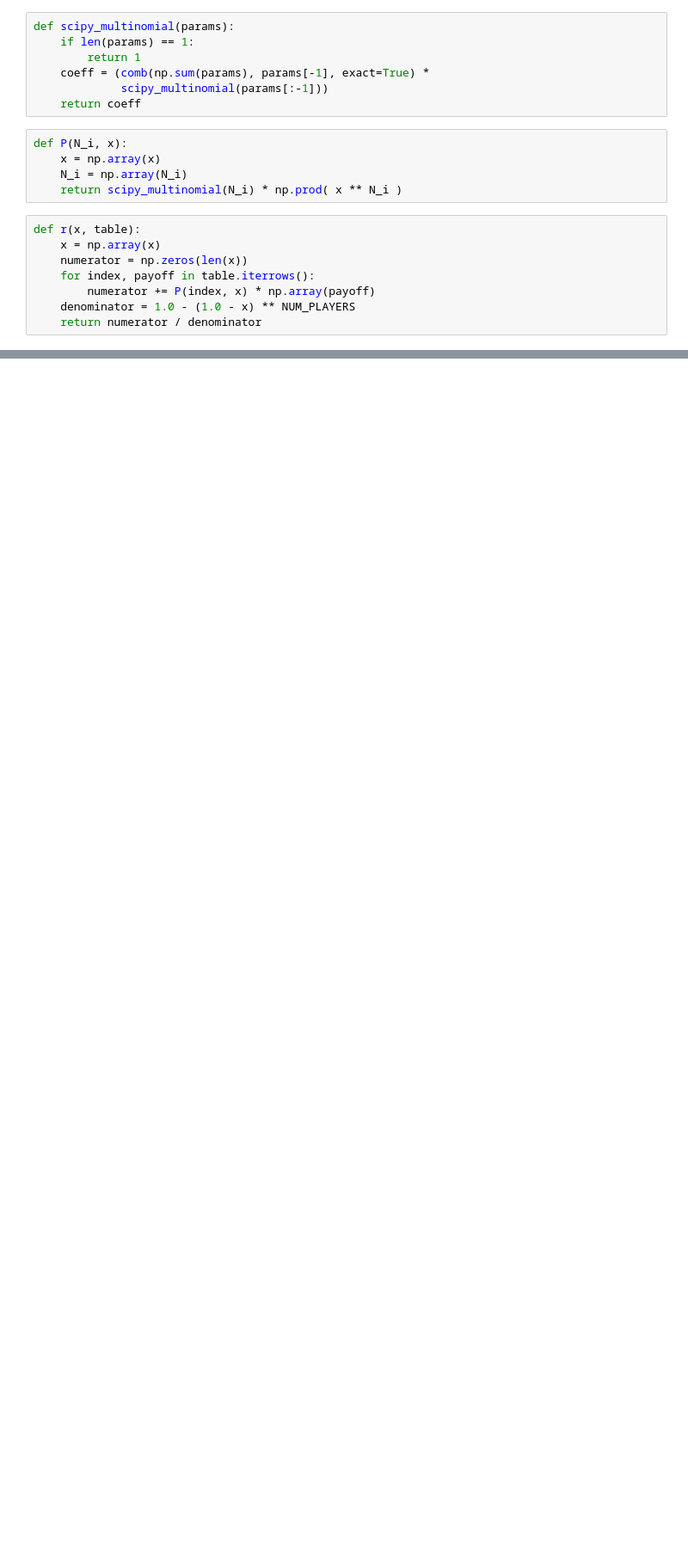
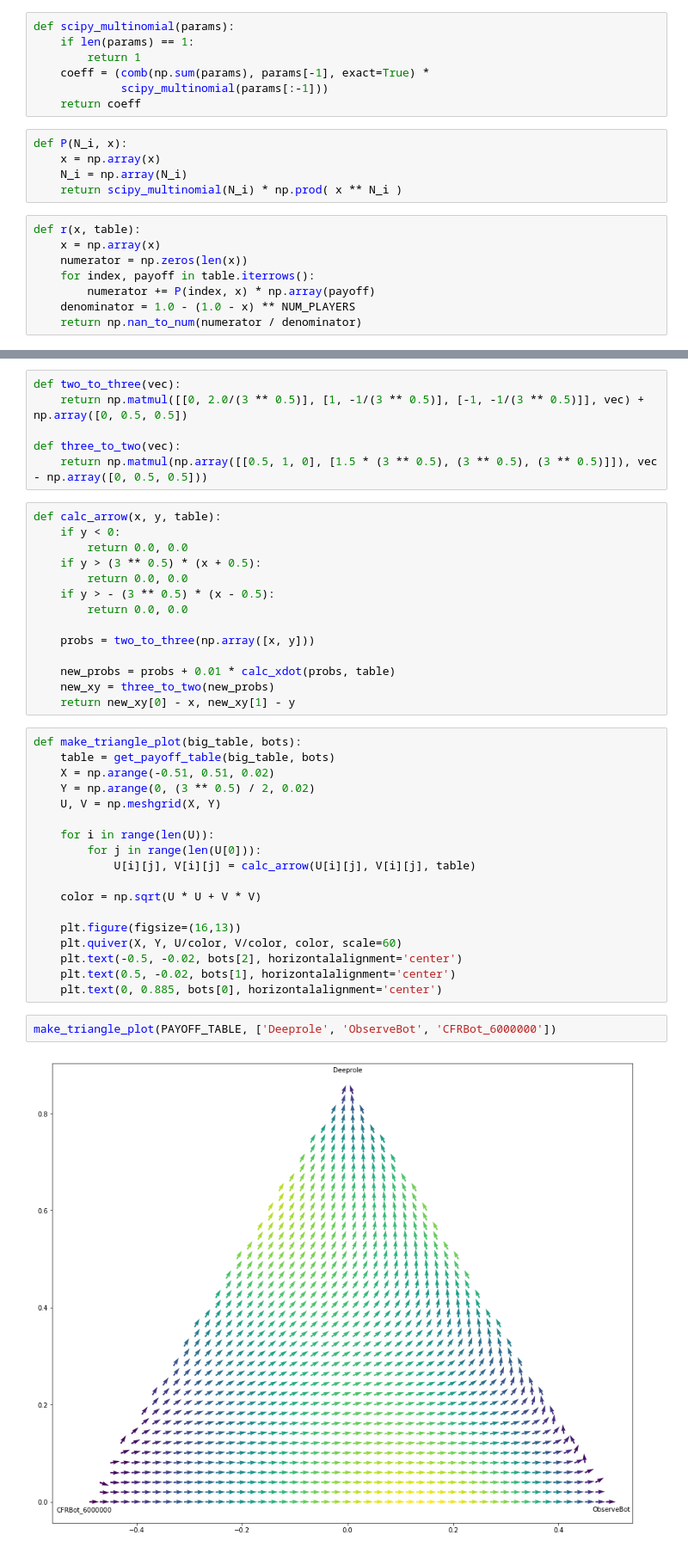
Before and after one commit to Detry322/avalon-bot, a Jupyter notebook: battlefield/Nash Insights.ipynb, the cells around one changed output, grey strips where cells are left out. Shown at 86% size. Cells and saved outputs as stored; diff of their text form; blank space fills up the shorter version.

```diff
--- a/battlefield/Nash Insights.ipynb
+++ b/battlefield/Nash Insights.ipynb
@@ -129,4 +154,4 @@ def r(x, table):
     for index, payoff in table.iterrows():
         numerator += P(index, x) * np.array(payoff)
     denominator = 1.0 - (1.0 - x) ** NUM_PLAYERS
-    return numerator / denominator
+    return np.nan_to_num(numerator / denominator)
@@ -165,0 +193,42 @@ find_nash(DEEPROLE_PAYOFFS['MOISMCTSBot'], 2)
+# %%
+def two_to_three(vec):
+    return np.matmul([[0, 2.0/(3 ** 0.5)], [1, -1/(3 ** 0.5)], [-1, -1/(3 ** 0.5)]], vec) + np.array([0, 0.5, 0.5])
+
+def three_to_two(vec):
+    return np.matmul(np.array([[0.5, 1, 0], [1.5 * (3 ** 0.5), (3 ** 0.5), (3 ** 0.5)]]), vec - np.array([0, 0.5, 0.5]))
+# %%
+def calc_arrow(x, y, table):
+    if y < 0:
+        return 0.0, 0.0
+    if y > (3 ** 0.5) * (x + 0.5):
+        return 0.0, 0.0
+    if y > - (3 ** 0.5) * (x - 0.5):
+        return 0.0, 0.0
+
+    probs = two_to_three(np.array([x, y]))
+
+    new_probs = probs + 0.01 * calc_xdot(probs, table)
+    new_xy = three_to_two(new_probs)
+    return new_xy[0] - x, new_xy[1] - y
+# %%
+def make_triangle_plot(big_table, bots):
+    table = get_payoff_table(big_table, bots)
+    X = np.arange(-0.51, 0.51, 0.02)
+    Y = np.arange(0, (3 ** 0.5) / 2, 0.02)
+    U, V = np.meshgrid(X, Y)
+
+    for i in range(len(U)):
+        for j in range(len(U[0])):
+            U[i][j], V[i][j] = calc_arrow(U[i][j], V[i][j], table)
+
+    color = np.sqrt(U * U + V * V)
+
+    plt.figure(figsize=(16,13))
+    plt.quiver(X, Y, U/color, V/color, color, scale=60)
+    plt.text(-0.5, -0.02, bots[2], horizontalalignment='center')
+    plt.text(0.5, -0.02, bots[1], horizontalalignment='center')
+    plt.text(0, 0.885, bots[0], horizontalalignment='center')
+# %%
+make_triangle_plot(PAYOFF_TABLE, ['Deeprole', 'ObserveBot', 'CFRBot_6000000'])
+# %% [output]
+[figure, added]
```
Also changed, not shown: parts of 6 cells of this notebook, 2 other files.
